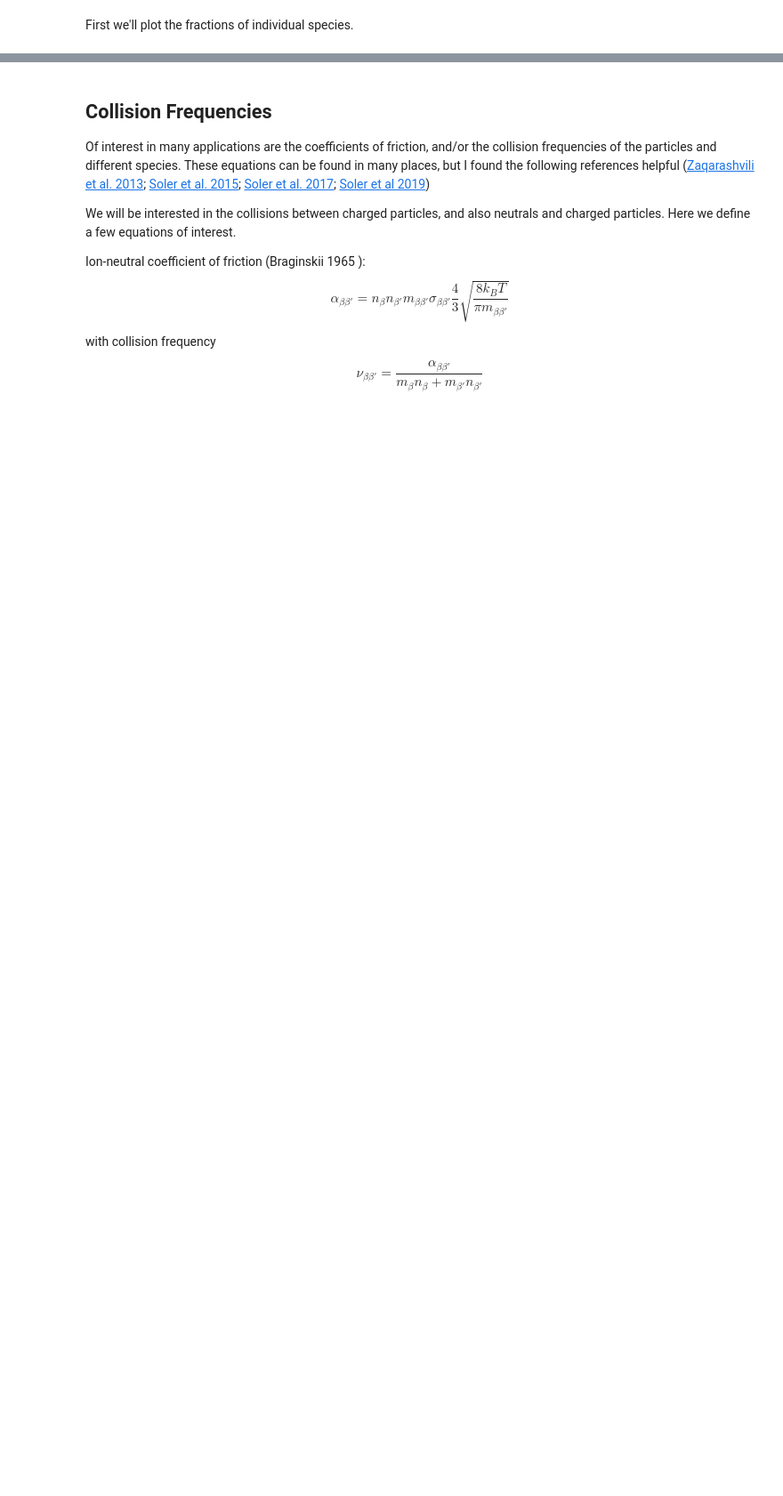
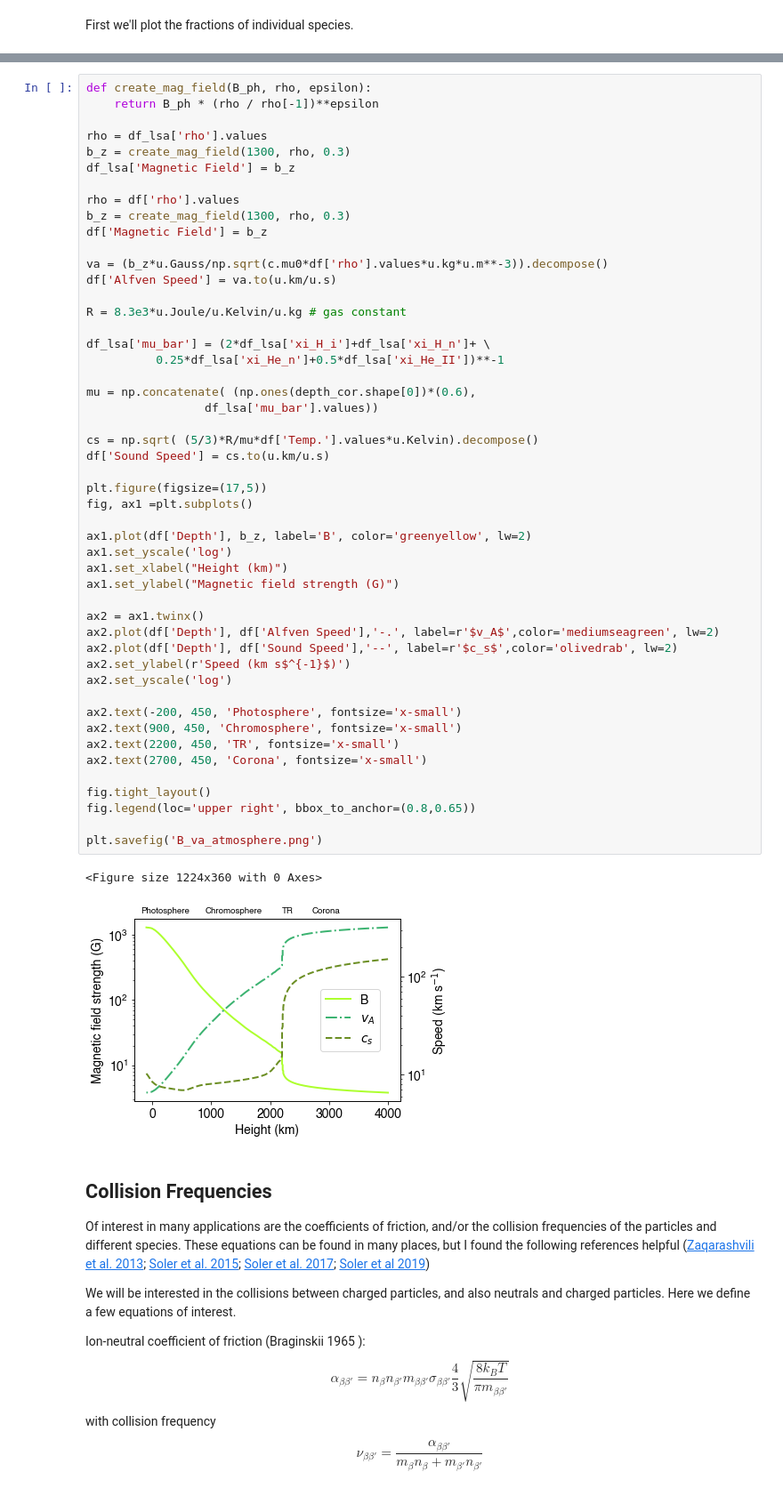
Before and after one commit to Richardjmorton/FAL_models, a Jupyter notebook: Atmospheric_plots.ipynb, the cells around one changed output, grey strips where cells are left out. Shown: that part at 89% size. Drawn from its saved outputs; the diff is of its cells as text; blank space fills up the shorter version.

```diff
--- a/Atmospheric_plots.ipynb
+++ b/Atmospheric_plots.ipynb
@@ -209,3 +257,55 @@ plt.legend();
+# %%
+def create_mag_field(B_ph, rho, epsilon):
+    return B_ph * (rho / rho[-1])**epsilon
+
+rho = df_lsa['rho'].values
+b_z = create_mag_field(1300, rho, 0.3)
+df_lsa['Magnetic Field'] = b_z
+
+rho = df['rho'].values
+b_z = create_mag_field(1300, rho, 0.3)
+df['Magnetic Field'] = b_z
+
+va = (b_z*u.Gauss/np.sqrt(c.mu0*df['rho'].values*u.kg*u.m**-3)).decompose()
+df['Alfven Speed'] = va.to(u.km/u.s)
+
+R = 8.3e3*u.Joule/u.Kelvin/u.kg # gas constant
+
+df_lsa['mu_bar'] = (2*df_lsa['xi_H_i']+df_lsa['xi_H_n']+ \
+          0.25*df_lsa['xi_He_n']+0.5*df_lsa['xi_He_II'])**-1
+
+mu = np.concatenate( (np.ones(depth_cor.shape[0])*(0.6),
+                 df_lsa['mu_bar'].values))
+
+cs = np.sqrt( (5/3)*R/mu*df['Temp.'].values*u.Kelvin).decompose()
+df['Sound Speed'] = cs.to(u.km/u.s)
+
+plt.figure(figsize=(17,5))
+fig, ax1 =plt.subplots()
+
+ax1.plot(df['Depth'], b_z, label='B', color='greenyellow', lw=2)
+ax1.set_yscale('log')
+ax1.set_xlabel("Height (km)")
+ax1.set_ylabel("Magnetic field strength (G)")
+
+ax2 = ax1.twinx()
+ax2.plot(df['Depth'], df['Alfven Speed'],'-.', label=r'$v_A$',color='mediumseagreen', lw=2)
+ax2.plot(df['Depth'], df['Sound Speed'],'--', label=r'$c_s$',color='olivedrab', lw=2)
+ax2.set_ylabel(r'Speed (km s$^{-1}$)')
+ax2.set_yscale('log')
+
+ax2.text(-200, 450, 'Photosphere', fontsize='x-small')
+ax2.text(900, 450, 'Chromosphere', fontsize='x-small')
+ax2.text(2200, 450, 'TR', fontsize='x-small')
+ax2.text(2700, 450, 'Corona', fontsize='x-small')
+
+fig.tight_layout()
+fig.legend(loc='upper right', bbox_to_anchor=(0.8,0.65))
+
+plt.savefig('B_va_atmosphere.png')
+# %% [output]
+<Figure size 1224x360 with 0 Axes>
+[figure, new version]
 # %% [markdown]
 ## Collision Frequencies
 
```
Also changed, not shown: parts of 31 cells of this notebook, 9 other files.
